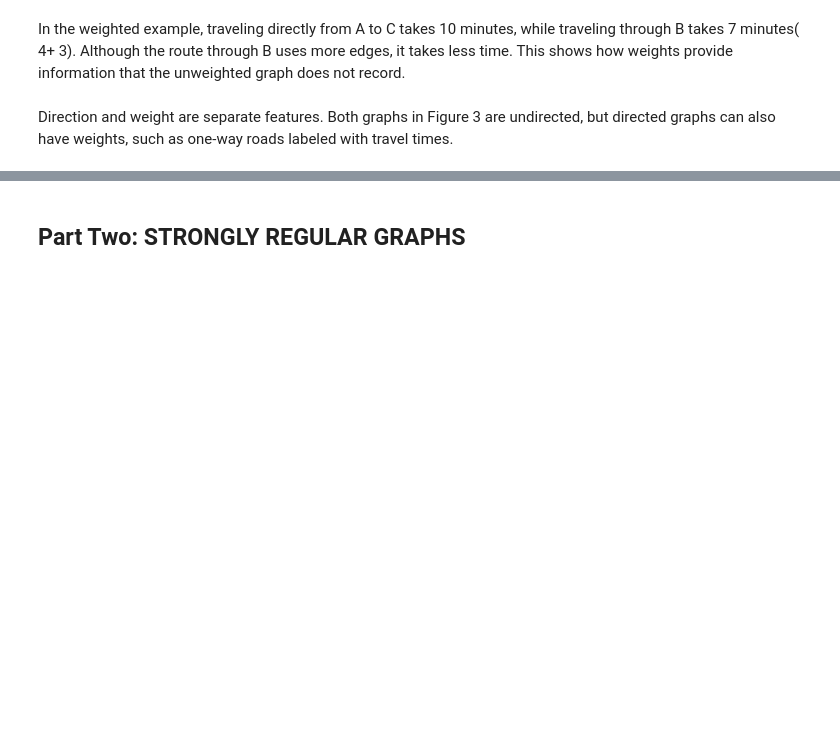
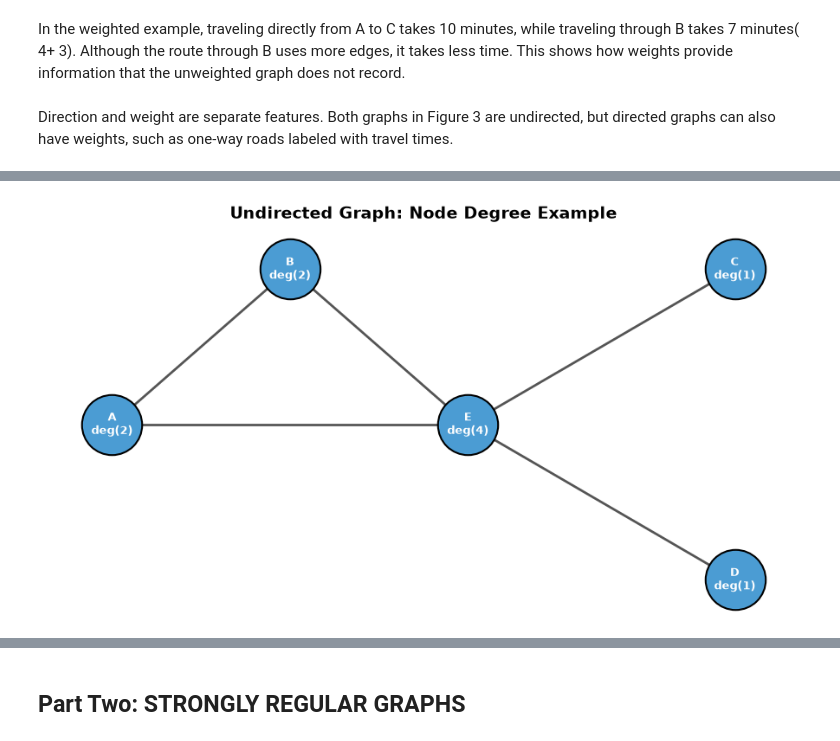
Before and after one commit to Jazzwal4980/hon498-discrete-structures-in-real-world-data, a Jupyter notebook: GROUP_REPORT_ONE/GROUP_REPORT_ONE.ipynb, the cells around one changed output, grey strips where cells are left out. Saved outputs shown, nothing was run; the diff lists cells and outputs as text; code cells hidden in the pictures; blank space fills up the shorter version.

```diff
--- a/GROUP_REPORT_ONE/GROUP_REPORT_ONE.ipynb
+++ b/GROUP_REPORT_ONE/GROUP_REPORT_ONE.ipynb
@@ -123,0 +138,62 @@ Direction and weight are separate features. Both graphs in Figure 3 are undirect
+# %%
+import matplotlib.pyplot as plt
+import networkx as nx
+
+# 1. Create an undirected graph
+G = nx.Graph()
+
+# 2. Add edges to match the example described in your text
+# Node 'A' is the far-left node (Degree = 2)
+# Node '3' is the central node (Degree = 4)
+edges = [
+    ("A", "E"),
+    ("A", "B"),
+    ("E", "B"),
+    ("E", "C"),
+    ("E", "D"),
+]
+G.add_edges_from(edges)
+
+# 3. Calculate degrees for every node
+degrees = dict(G.degree())
+
+# 4. Set fixed positions for a clean layout (Far-left node on the left, node '3' centered)
+pos = {
+    "A": (-2, 0),  # Far-left node (Degree 2)
+    "E": (0, 0),  # Central node (Degree 4)
+    "B": (-1, 1),  # Top node connecting A and 3
+    "C": (1.5, 1),  # Top-right neighbor
+    "D": (1.5, -1),  # Bottom-right neighbor
+}
+
+# 5. Create labels showing both the node name/value and its degree
+node_labels = {node: f"{node}\ndeg({deg})" for node, deg in degrees.items()}
+
+# 6. Plot the graph
+plt.figure(figsize=(9, 5))
+
+# Draw nodes
+nx.draw_networkx_nodes(
+    G, pos, node_size=2500, node_color="#4B9CD3", edgecolors="black", linewidths=1.5
+)
+
+# Draw edges
+nx.draw_networkx_edges(G, pos, width=2, edge_color="#555555")
+
+# Draw custom labels inside the nodes
+nx.draw_networkx_labels(
+    G, pos, labels=node_labels, font_size=9, font_color="white", font_weight="bold"
+)
+
+# Customize title and display grid settings
+plt.title(
+    "Undirected Graph: Node Degree Example",
+    fontsize=14,
+    fontweight="bold",
+    pad=15,
+)
+plt.axis("off")  # Turn off standard x-y coordinate axes
+plt.tight_layout()
+plt.show()
+# %% [output]
+[figure, added]
```
Also changed, not shown: parts of 51 cells of this notebook, 2 other files.
